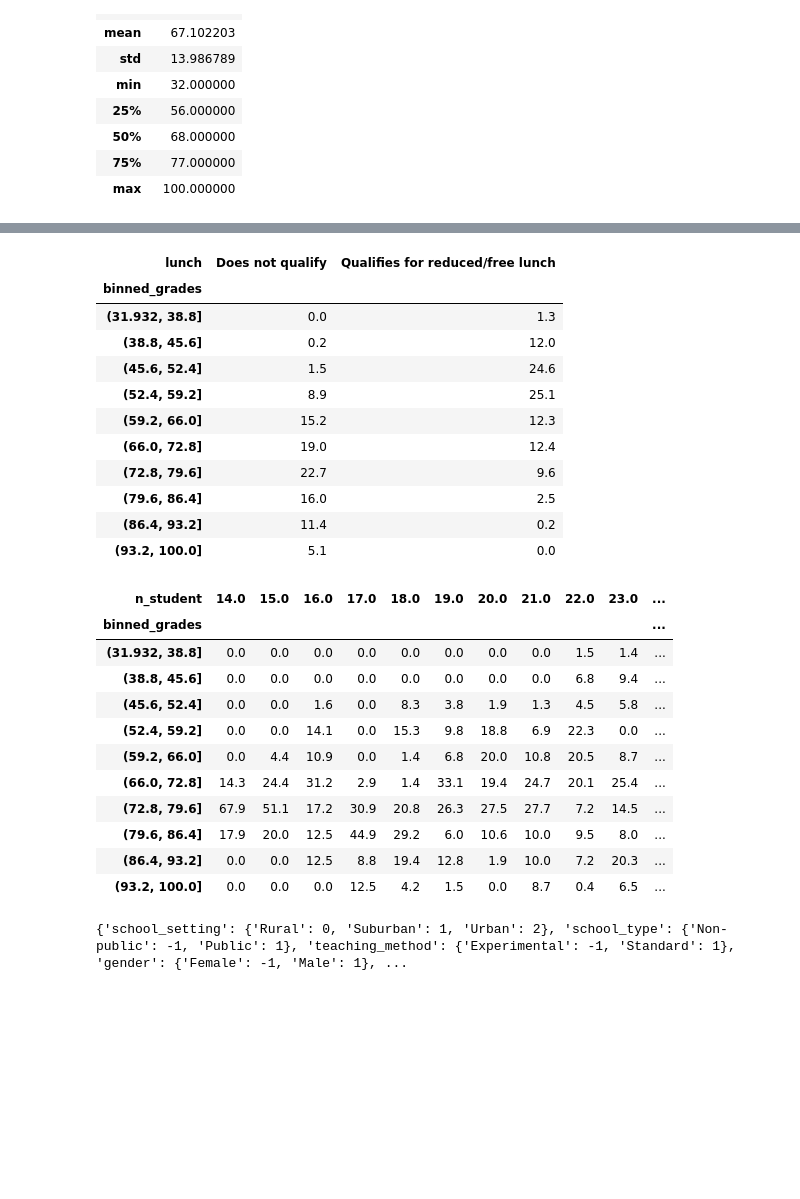
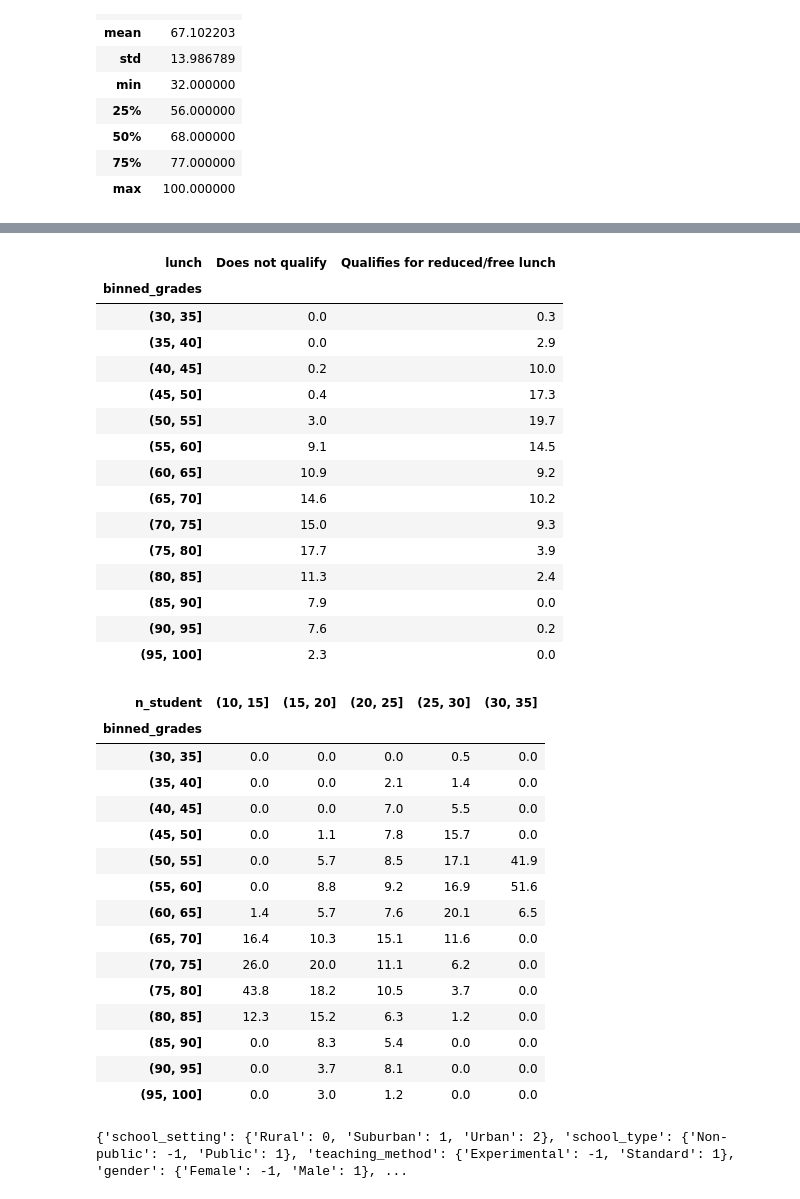
Before and after one commit to arieltl/proj2_cdados, a Jupyter notebook: projeto.ipynb, the cells around one changed output, grey strips where cells are left out. Saved outputs shown, nothing was run; the diff lists cells and outputs as text; code cells hidden in the pictures; blank space fills up the shorter version.

```diff
--- a/projeto.ipynb
+++ b/projeto.ipynb
@@ -65,5 +113,5 @@ f_data["binned_grades"] = pd.cut(f_data.posttest, bins=10)
 # %%
-f_data["binned_grades"] = pd.cut(f_data.posttest, bins=10)
+f_data["binned_grades"] = pd.cut(f_data.posttest, bins=g_bins)
 (pd.crosstab(f_data.binned_grades,f_data.teaching_method,normalize="columns")*100).round(1)
 # %% [output]
 | teaching_method | Experimental | Standard |
@@ -81,5 +133,5 @@ f_data["binned_grades"] = pd.cut(f_data.posttest, bins=10)
 # %%
-f_data["binned_grades"] = pd.cut(f_data.posttest, bins=10)
+f_data["binned_grades"] = pd.cut(f_data.posttest, bins=g_bins)
 (pd.crosstab(f_data.binned_grades,f_data.gender,normalize="columns")*100).round(1)
 # %% [output]
 | gender | Female | Male |
@@ -97,5 +153,5 @@ f_data["binned_grades"] = pd.cut(f_data.posttest, bins=10)
 # %%
-f_data["binned_grades"] = pd.cut(f_data.posttest, bins=10)
+f_data["binned_grades"] = pd.cut(f_data.posttest, bins=g_bins)
 (pd.crosstab(f_data.binned_grades,f_data.school_setting,normalize="columns")*100).round(1)
 # %% [output]
 | school_setting | Rural | Suburban | Urban |
@@ -113,35 +173,43 @@ f_data["binned_grades"] = pd.cut(f_data.posttest, bins=10)
 # %%
-f_data["binned_grades"] = pd.cut(f_data.posttest, bins=10)
+f_data["binned_grades"] = pd.cut(f_data.posttest, bins=g_bins)
 (pd.crosstab(f_data.binned_grades,f_data.lunch,normalize="columns")*100).round(1)
 # %% [output]
 | lunch | Does not qualify | Qualifies for reduced/free lunch |
 | binned_grades |  |  |
-| (31.932, 38.8] | 0.0 | 1.3 |
-| (38.8, 45.6] | 0.2 | 12.0 |
-| (45.6, 52.4] | 1.5 | 24.6 |
-| (52.4, 59.2] | 8.9 | 25.1 |
-| (59.2, 66.0] | 15.2 | 12.3 |
-| (66.0, 72.8] | 19.0 | 12.4 |
-| (72.8, 79.6] | 22.7 | 9.6 |
-| (79.6, 86.4] | 16.0 | 2.5 |
-| (86.4, 93.2] | 11.4 | 0.2 |
-| (93.2, 100.0] | 5.1 | 0.0 |
+| (30, 35] | 0.0 | 0.3 |
+| (35, 40] | 0.0 | 2.9 |
+| (40, 45] | 0.2 | 10.0 |
+| (45, 50] | 0.4 | 17.3 |
+| (50, 55] | 3.0 | 19.7 |
+| (55, 60] | 9.1 | 14.5 |
+| (60, 65] | 10.9 | 9.2 |
+| (65, 70] | 14.6 | 10.2 |
+| (70, 75] | 15.0 | 9.3 |
+| (75, 80] | 17.7 | 3.9 |
+| (80, 85] | 11.3 | 2.4 |
+| (85, 90] | 7.9 | 0.0 |
+| (90, 95] | 7.6 | 0.2 |
+| (95, 100] | 2.3 | 0.0 |
 # %%
-f_data["binned_grades"] = pd.cut(f_data.posttest, bins=10)
-(pd.crosstab(f_data.binned_grades,f_data.n_student,normalize="columns")*100).round(1)
+f_data["binned_grades"] = pd.cut(f_data.posttest, bins=g_bins)
+(pd.crosstab(f_data.binned_grades,pd.cut(f_data.n_student,bins=range(10,36,5)),normalize="columns")*100).round(1)
 # %% [output]
-| n_student | 14.0 | 15.0 | 16.0 | 17.0 | 18.0 | 19.0 | 20.0 | 21.0 | 22.0 | 23.0 | ... |
-| binned_grades |  |  |  |  |  |  |  |  |  |  | ... |
-| (31.932, 38.8] | 0.0 | 0.0 | 0.0 | 0.0 | 0.0 | 0.0 | 0.0 | 0.0 | 1.5 | 1.4 | ... |
-| (38.8, 45.6] | 0.0 | 0.0 | 0.0 | 0.0 | 0.0 | 0.0 | 0.0 | 0.0 | 6.8 | 9.4 | ... |
-| (45.6, 52.4] | 0.0 | 0.0 | 1.6 | 0.0 | 8.3 | 3.8 | 1.9 | 1.3 | 4.5 | 5.8 | ... |
-| (52.4, 59.2] | 0.0 | 0.0 | 14.1 | 0.0 | 15.3 | 9.8 | 18.8 | 6.9 | 22.3 | 0.0 | ... |
-| (59.2, 66.0] | 0.0 | 4.4 | 10.9 | 0.0 | 1.4 | 6.8 | 20.0 | 10.8 | 20.5 | 8.7 | ... |
-| (66.0, 72.8] | 14.3 | 24.4 | 31.2 | 2.9 | 1.4 | 33.1 | 19.4 | 24.7 | 20.1 | 25.4 | ... |
-| (72.8, 79.6] | 67.9 | 51.1 | 17.2 | 30.9 | 20.8 | 26.3 | 27.5 | 27.7 | 7.2 | 14.5 | ... |
-| (79.6, 86.4] | 17.9 | 20.0 | 12.5 | 44.9 | 29.2 | 6.0 | 10.6 | 10.0 | 9.5 | 8.0 | ... |
-| (86.4, 93.2] | 0.0 | 0.0 | 12.5 | 8.8 | 19.4 | 12.8 | 1.9 | 10.0 | 7.2 | 20.3 | ... |
-| (93.2, 100.0] | 0.0 | 0.0 | 0.0 | 12.5 | 4.2 | 1.5 | 0.0 | 8.7 | 0.4 | 6.5 | ... |
+| n_student | (10, 15] | (15, 20] | (20, 25] | (25, 30] | (30, 35] |
+| binned_grades |  |  |  |  |  |
+| (30, 35] | 0.0 | 0.0 | 0.0 | 0.5 | 0.0 |
+| (35, 40] | 0.0 | 0.0 | 2.1 | 1.4 | 0.0 |
+| (40, 45] | 0.0 | 0.0 | 7.0 | 5.5 | 0.0 |
+| (45, 50] | 0.0 | 1.1 | 7.8 | 15.7 | 0.0 |
+| (50, 55] | 0.0 | 5.7 | 8.5 | 17.1 | 41.9 |
+| (55, 60] | 0.0 | 8.8 | 9.2 | 16.9 | 51.6 |
+| (60, 65] | 1.4 | 5.7 | 7.6 | 20.1 | 6.5 |
+| (65, 70] | 16.4 | 10.3 | 15.1 | 11.6 | 0.0 |
+| (70, 75] | 26.0 | 20.0 | 11.1 | 6.2 | 0.0 |
+| (75, 80] | 43.8 | 18.2 | 10.5 | 3.7 | 0.0 |
+| (80, 85] | 12.3 | 15.2 | 6.3 | 1.2 | 0.0 |
+| (85, 90] | 0.0 | 8.3 | 5.4 | 0.0 | 0.0 |
+| (90, 95] | 0.0 | 3.7 | 8.1 | 0.0 | 0.0 |
+| (95, 100] | 0.0 | 3.0 | 1.2 | 0.0 | 0.0 |
 # %%
 data = f_data.copy()
 categories = dict()
```
Also changed, not shown: parts of 15 cells of this notebook.
